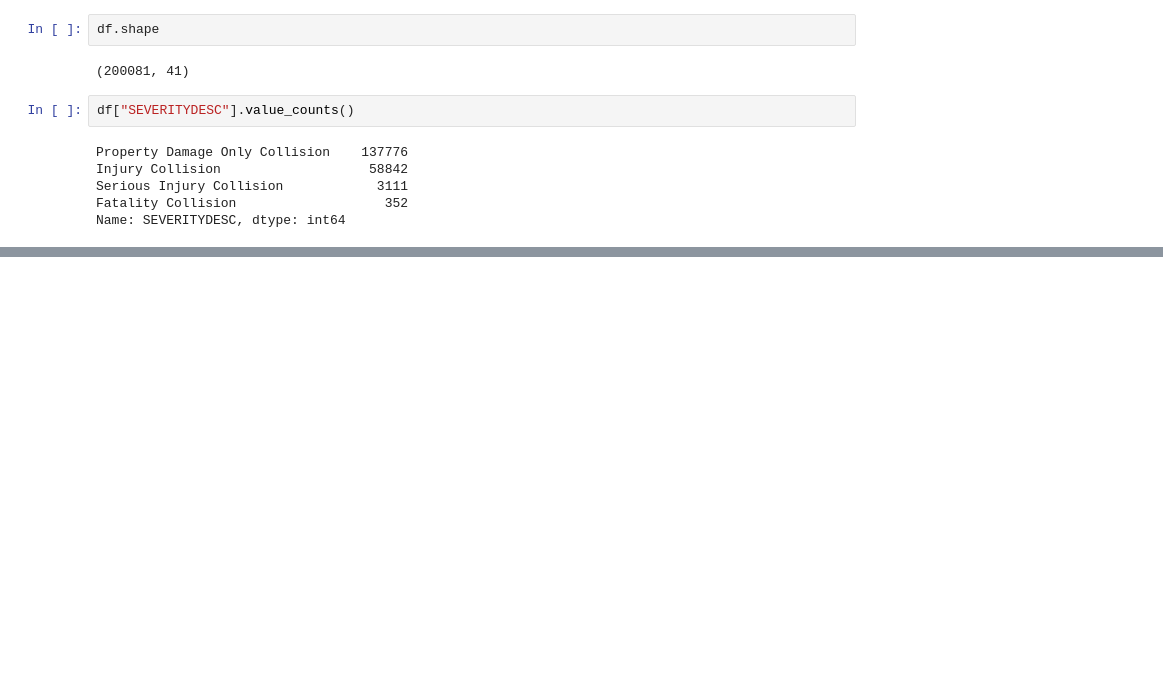
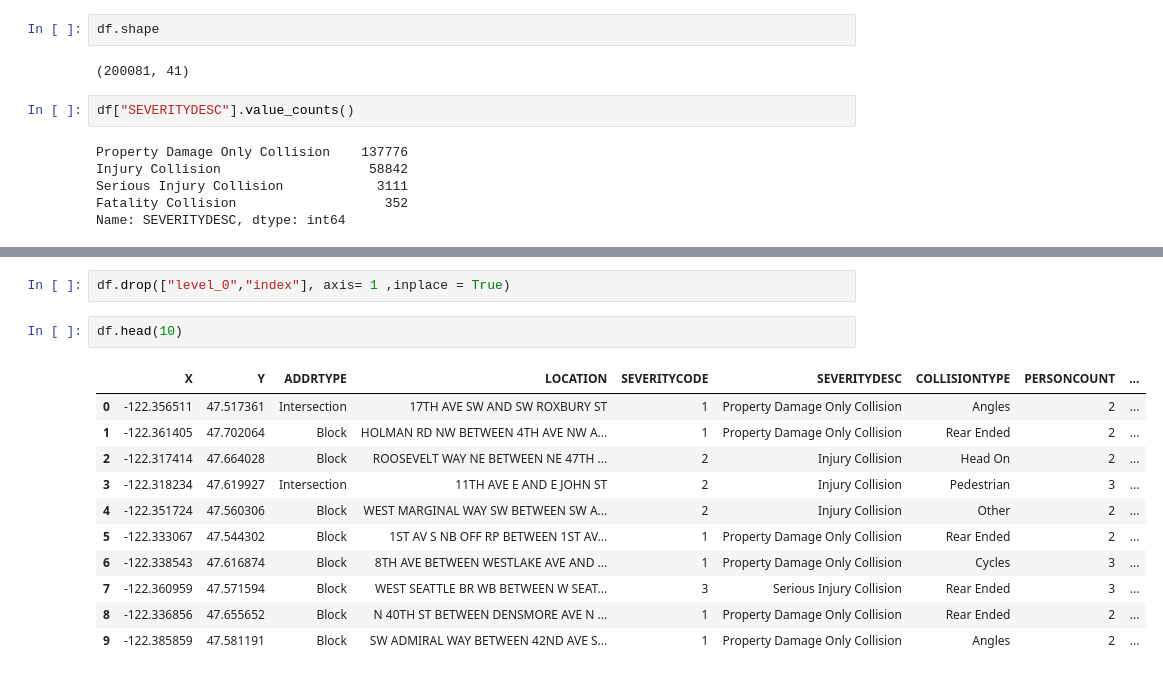
Before and after one commit to AARINDAM/Coursera_Capstone, a Jupyter notebook: Accident Prediction.ipynb, the cells around one changed output, grey strips where cells are left out. Cells and saved outputs as stored; diff of their text form; blank space fills up the shorter version.

```diff
--- a/Accident Prediction.ipynb
+++ b/Accident Prediction.ipynb
@@ -205,0 +313,16 @@ dtype: object
+# %%
+df.drop(["level_0","index"], axis= 1 ,inplace = True)
+# %%
+df.head(10)
+# %% [output]
+|  | X | Y | ADDRTYPE | LOCATION | SEVERITYCODE | SEVERITYDESC | COLLISIONTYPE | PERSONCOUNT | ... |
+| 0 | -122.356511 | 47.517361 | Intersection | 17TH AVE SW AND SW ROXBURY ST | 1 | Property Damage Only Collision | Angles | 2 | ... |
+| 1 | -122.361405 | 47.702064 | Block | HOLMAN RD NW BETWEEN 4TH AVE NW A... | 1 | Property Damage Only Collision | Rear Ended | 2 | ... |
+| 2 | -122.317414 | 47.664028 | Block | ROOSEVELT WAY NE BETWEEN NE 47TH ... | 2 | Injury Collision | Head On | 2 | ... |
+| 3 | -122.318234 | 47.619927 | Intersection | 11TH AVE E AND E JOHN ST | 2 | Injury Collision | Pedestrian | 3 | ... |
+| 4 | -122.351724 | 47.560306 | Block | WEST MARGINAL WAY SW BETWEEN SW A... | 2 | Injury Collision | Other | 2 | ... |
+| 5 | -122.333067 | 47.544302 | Block | 1ST AV S NB OFF RP BETWEEN 1ST AV... | 1 | Property Damage Only Collision | Rear Ended | 2 | ... |
+| 6 | -122.338543 | 47.616874 | Block | 8TH AVE BETWEEN WESTLAKE AVE AND ... | 1 | Property Damage Only Collision | Cycles | 3 | ... |
+| 7 | -122.360959 | 47.571594 | Block | WEST SEATTLE BR WB BETWEEN W SEAT... | 3 | Serious Injury Collision | Rear Ended | 3 | ... |
+| 8 | -122.336856 | 47.655652 | Block | N 40TH ST BETWEEN DENSMORE AVE N ... | 1 | Property Damage Only Collision | Rear Ended | 2 | ... |
+| 9 | -122.385859 | 47.581191 | Block | SW ADMIRAL WAY BETWEEN 42ND AVE S... | 1 | Property Damage Only Collision | Angles | 2 | ... |
```
Also changed, not shown: parts of 23 cells of this notebook.
